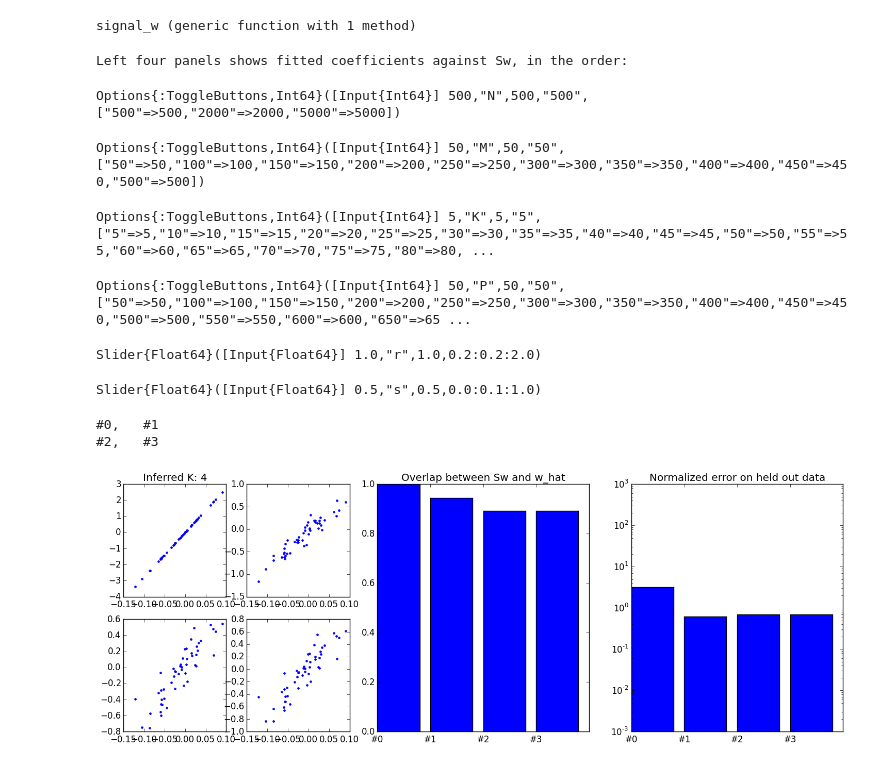
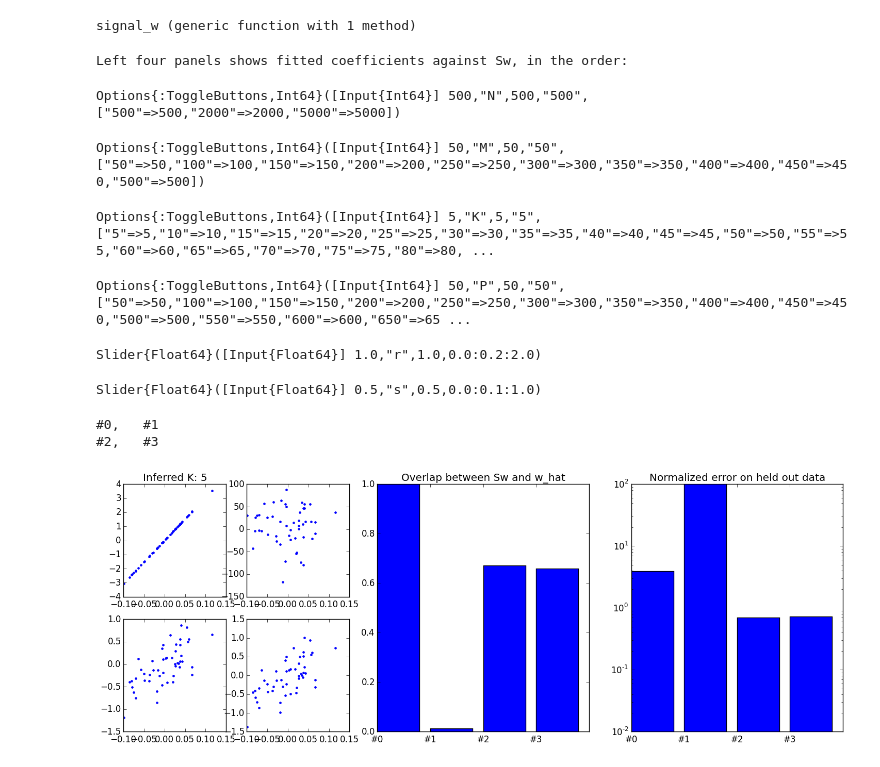
Before and after one commit to ganguli-lab/single-trial, a Jupyter notebook: Static Decoding.ipynb, the cells around one changed output. Saved outputs shown, nothing was run; the diff lists cells and outputs as text; code cells hidden in the pictures.

Commit message:
fixed bug in code where the observation model sampling did not include noise!

```diff
--- a/Static Decoding.ipynb
+++ b/Static Decoding.ipynb
@@ -85,7 +85,7 @@ end
 
 function rand(model::ObsModel)
     rst = rand(model.gen)
-    rst[:Xhat] = model.S * rst[:X]
+    rst[:Xhat] = model.S * (rst[:X] + rst[:Z])
     return rst
 end
 # %% [output]
@@ -190,7 +190,7 @@ println("Left four panels shows fitted coefficients against Sw, in the order:")
 println("#0,   #1")
 println("#2,   #3")
 
-@manipulate for N in [500, 2000, 5000], M in [50:50:500], K in [5:5:100], P in [50:50:1000], r in 0.2:0.2:2.0, s in 0:0.1:1
+@manipulate for N in [500, 2000, 5000], M in [50:50:500], K in [5:5:100], P in [50:50:1000], r in 0.0:0.2:2.0, s in 0:0.1:1
     g = GenModel(N, K, P, r, s);
     o = ObsModel(g, M);
     wS = o.S * g.w
@@ -221,33 +221,33 @@ println("#2,   #3")
     err_signal = norm(vec(what_signal' * Xtest) - ytest)^2 / norm(ytest)^2
 
     withfig(f) do
         subplot(261)
         plot(wS, what_cheat, ".")
         title(string("Inferred K: ", inferK(o, train[:Xhat])))
         subplot(262)
         plot(wS, what_simple, ".")
         subplot(2, 6, 7)
         plot(wS, what_subspace, ".")
         subplot(2, 6, 8)
         plot(wS, what_signal, ".")
         subplot(132)
         bar(1:4, [angle_cheat, angle_simple, angle_subspace, angle_signal])
         xticks(1:4, ["#0", "#1", "#2", "#3"]); title("Overlap between Sw and w_hat")
         ylim([0, 1])
         subplot(133)
         bar(1:4, [err_cheat, err_simple, err_subspace, err_signal])
         xticks(1:4, ["#0", "#1", "#2", "#3"]); title("Normalized error on held out data");
-        ylim([1e-3, 1000]); yscale("log")
+        ylim([1e-2, 1e2]); yscale("log")
     end
 end
 # %% [output]
 Left four panels shows fitted coefficients against Sw, in the order:
 Options{:ToggleButtons,Int64}([Input{Int64}] 500,"N",500,"500",["500"=>500,"2000"=>2000,"5000"=>5000])
 Options{:ToggleButtons,Int64}([Input{Int64}] 50,"M",50,"50",["50"=>50,"100"=>100,"150"=>150,"200"=>200,"250"=>250,"300"=>300,"350"=>350,"400"=>400,"450"=>450,"500"=>500])
 Options{:ToggleButtons,Int64}([Input{Int64}] 5,"K",5,"5",["5"=>5,"10"=>10,"15"=>15,"20"=>20,"25"=>25,"30"=>30,"35"=>35,"40"=>40,"45"=>45,"50"=>50,"55"=>55,"60"=>60,"65"=>65,"70"=>70,"75"=>75,"80"=>80, ...
 Options{:ToggleButtons,Int64}([Input{Int64}] 50,"P",50,"50",["50"=>50,"100"=>100,"150"=>150,"200"=>200,"250"=>250,"300"=>300,"350"=>350,"400"=>400,"450"=>450,"500"=>500,"550"=>550,"600"=>600,"650"=>65 ...
-Slider{Float64}([Input{Float64}] 1.0,"r",1.0,0.2:0.2:2.0)
+Slider{Float64}([Input{Float64}] 1.0,"r",1.0,0.0:0.2:2.0)
 Slider{Float64}([Input{Float64}] 0.5,"s",0.5,0.0:0.1:1.0)
 #0,   #1
 #2,   #3
-[figure, old version]
+[figure, new version]
```
Also changed, not shown: parts of 1 cell of this notebook.
